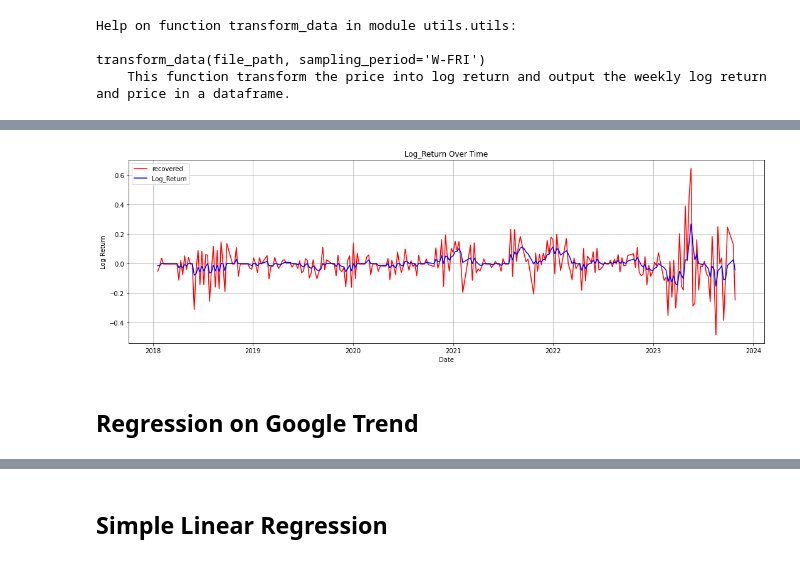
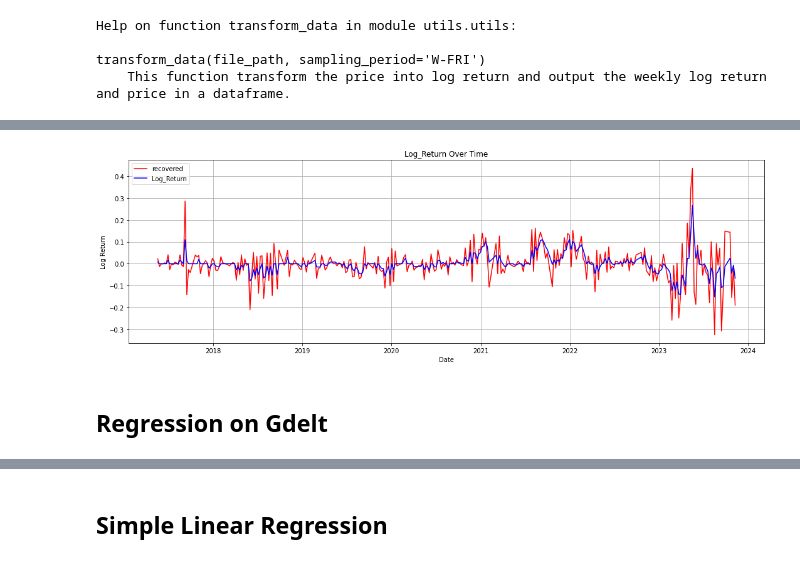
Before and after one commit to BirdyLiu6471023/Lithium_Project, a Jupyter notebook: code/Regression_Gdelt.ipynb, the cells around one changed output, grey strips where cells are left out. Saved outputs shown, nothing was run; the diff lists cells and outputs as text; code cells hidden in the pictures.

```diff
--- a/code/Regression_Gdelt.ipynb
+++ b/code/Regression_Gdelt.ipynb
@@ -25,6 +25,6 @@ Help on function transform_data in module utils.utils:
 transform_data(file_path, sampling_period='W-FRI')
     This function transform the price into log return and output the weekly log return and price in a dataframe.
 # %%
-li2co3 = transform_data("../data/Lithium Carbonate 99%Min China Spot Historical Data.csv", sampling_period='W-FRI')
+li2co3 = transform_data("../data/Lithium Carbonate 99%Min China Spot Historical Data2.csv", sampling_period='W-FRI')
 # %% [output]
          Date       Price        Open        High         Low  Vol. Change %
@@ -44,6 +44,6 @@ li2co3.Log_Return.plot()
 # %%
 # ro is observed data
-ro = li2co3[li2co3.index >= '2018-01-01'].Log_Return
+ro = li2co3.Log_Return
 # %%
 plot_correlogram(ro)
 # %% [output]
@@ -66,21 +64,21 @@ plot_correlogram(fitted)
 # %%
 # plot fitted and original one:
 
 # Separate plot for 'Log_Return' for clarity and because it might be on a different scale
 plt.figure(figsize=(15, 5))
-plt.plot(ro.index, fitted, label="recovered", color="red")
+plt.plot(ro.index, fitted_4, label="recovered", color="red")
 plt.plot(ro.index, ro, label="Log_Return", color="blue")
 plt.title("Log_Return Over Time")
 plt.xlabel("Date")
 plt.ylabel("Log Return")
 plt.legend(loc="upper left")
 plt.grid(True)
 plt.tight_layout()
 plt.show()
 # %% [output]
-[figure, old version]
+[figure, new version]
 # %% [markdown]
-## Regression on Google Trend
+## Regression on Gdelt
 # %%
 import pandas as pd
 gdelt_news = pd.read_csv('../data/gdelt_week_friday.csv')
```
Also changed, not shown: parts of 18 cells of this notebook, 2 other files.
